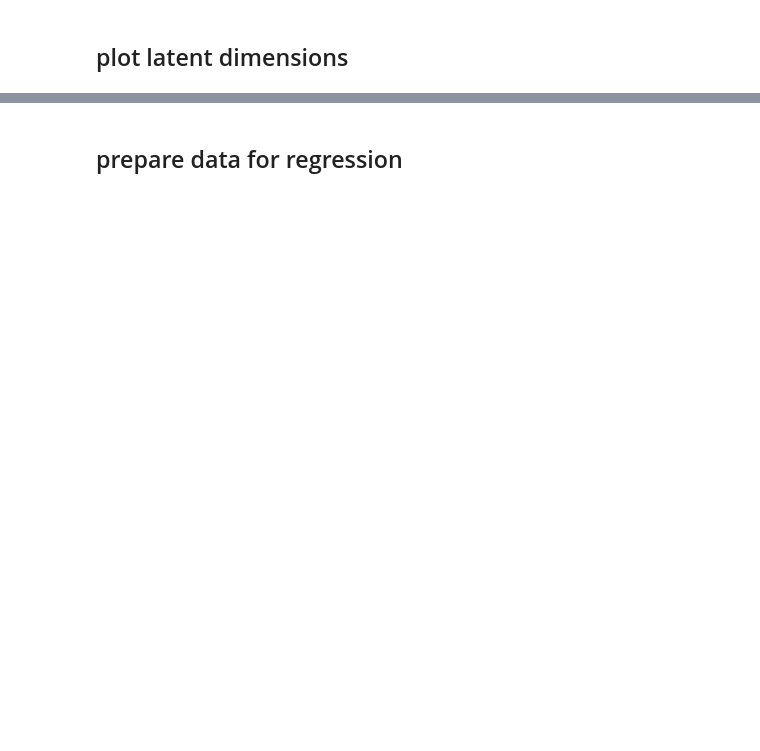
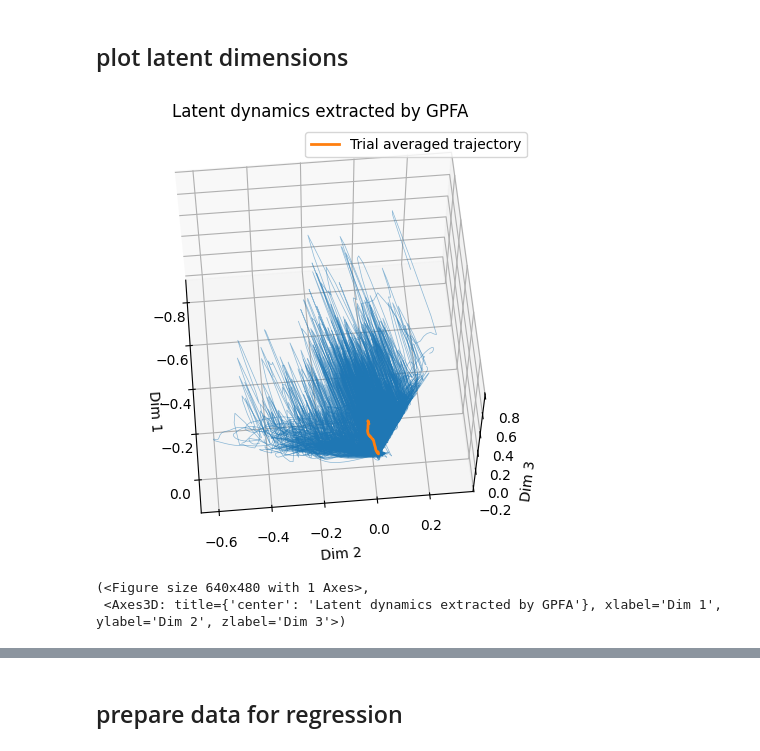
Before and after one commit to CiciDu/multiff_analysis, a Jupyter notebook: notebooks/neural_data_analysis/decoding_current_targets/decoding_current_targets.ipynb, the cells around one changed output, grey strips where cells are left out. Drawn from its saved outputs; the diff is of its cells as text; code cells hidden in the pictures; blank space fills up the shorter version.

```diff
--- a/notebooks/neural_data_analysis/decoding_current_targets/decoding_current_targets.ipynb
+++ b/notebooks/neural_data_analysis/decoding_current_targets/decoding_current_targets.ipynb
@@ -185,7 +238,11 @@ stop!
 # %% [markdown]
 ## plot latent dimensions
 # %%
-plot_gpfa_utils.plot_gpfa_traj_3d_uniform_color()
+plot_gpfa_utils.plot_gpfa_traj_3d_uniform_color(dec.trajectories)
+# %% [output]
+[figure, added]
+(<Figure size 640x480 with 1 Axes>,
+ <Axes3D: title={'center': 'Latent dynamics extracted by GPFA'}, xlabel='Dim 1', ylabel='Dim 2', zlabel='Dim 3'>)
 # %%
 # First, enable interactive mode in your notebook
 %matplotlib inline
```
Also changed, not shown: parts of 15 cells of this notebook, 14 other files.
